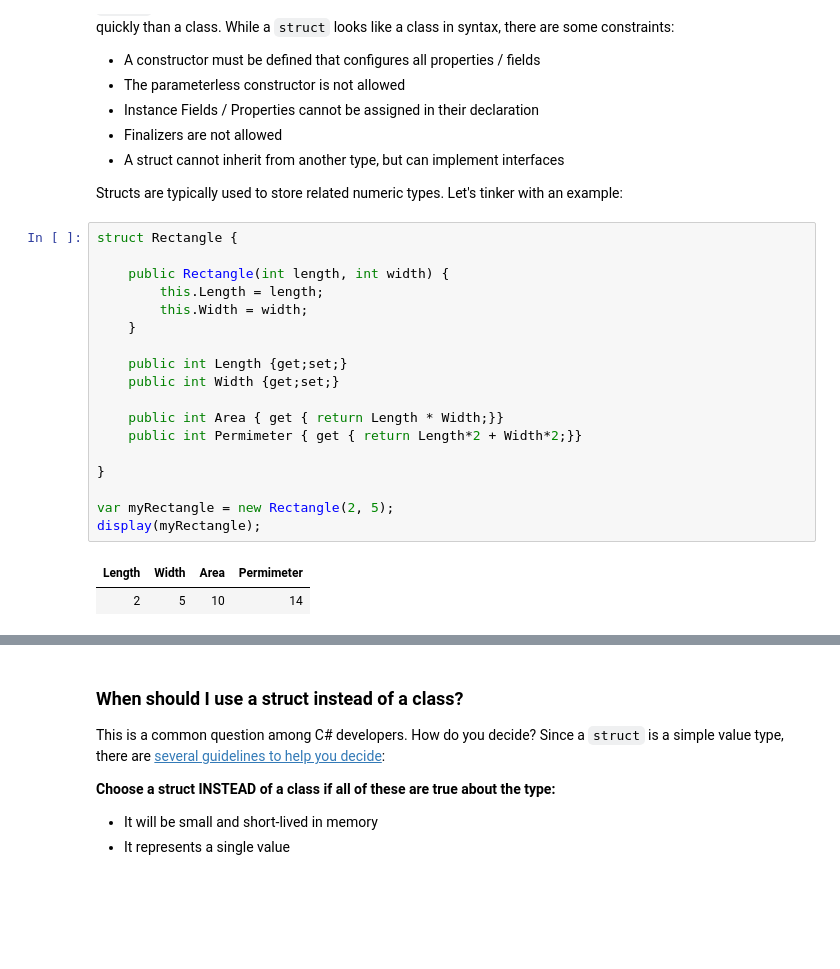
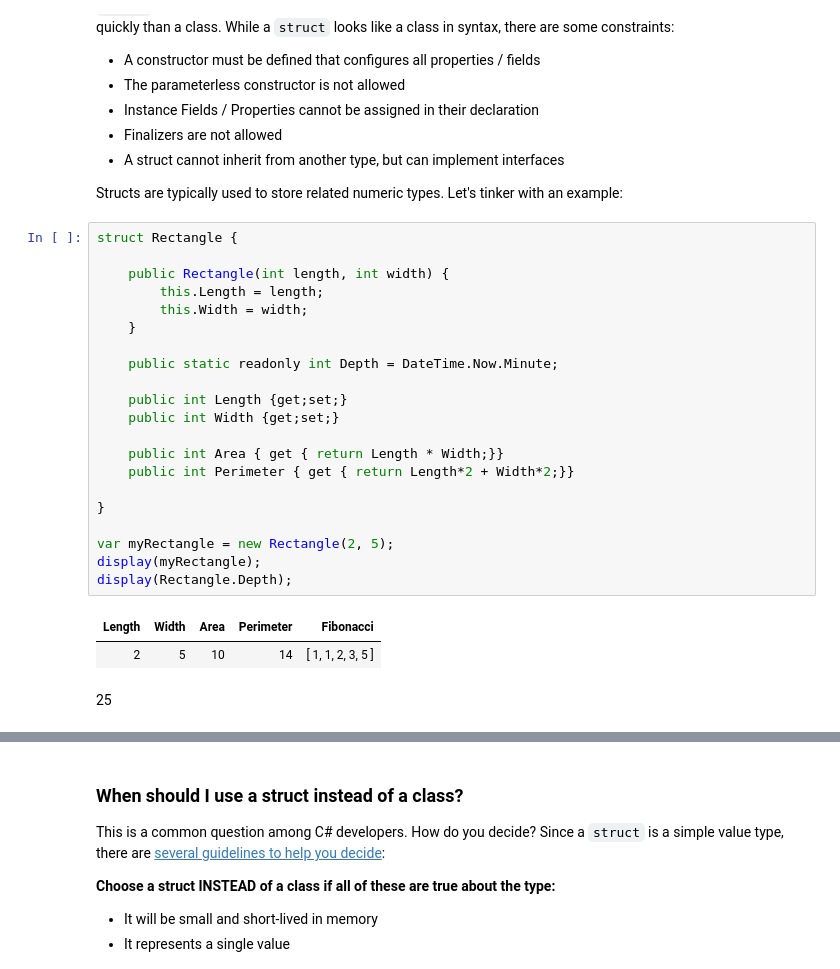
Before and after one commit to csharpfritz/csharp_with_csharpfritz, a Jupyter notebook: notebooks/0107-Errata_01.ipynb, the cells around one changed output, grey strips where cells are left out. Saved outputs shown, nothing was run; the diff lists cells and outputs as text; blank space fills up the shorter version.

```diff
--- a/notebooks/0107-Errata_01.ipynb
+++ b/notebooks/0107-Errata_01.ipynb
@@ -237,21 +247,25 @@ Structs are typically used to store related numeric types.  Let's tinker with an
 # %%
 struct Rectangle {
 
     public Rectangle(int length, int width) {
         this.Length = length;
         this.Width = width;
     }
 
+    public static readonly int Depth = DateTime.Now.Minute;
+
     public int Length {get;set;}
     public int Width {get;set;}
 
     public int Area { get { return Length * Width;}}
-    public int Permimeter { get { return Length*2 + Width*2;}}
+    public int Perimeter { get { return Length*2 + Width*2;}}
 
 }
 
 var myRectangle = new Rectangle(2, 5);
 display(myRectangle);
+display(Rectangle.Depth);
 # %% [output]
-| Length | Width | Area | Permimeter |
-| 2 | 5 | 10 | 14 |
+| Length | Width | Area | Perimeter | Fibonacci |
+| 2 | 5 | 10 | 14 | [ 1, 1, 2, 3, 5 ] |
+25
```
Also changed, not shown: parts of 25 cells of this notebook.
